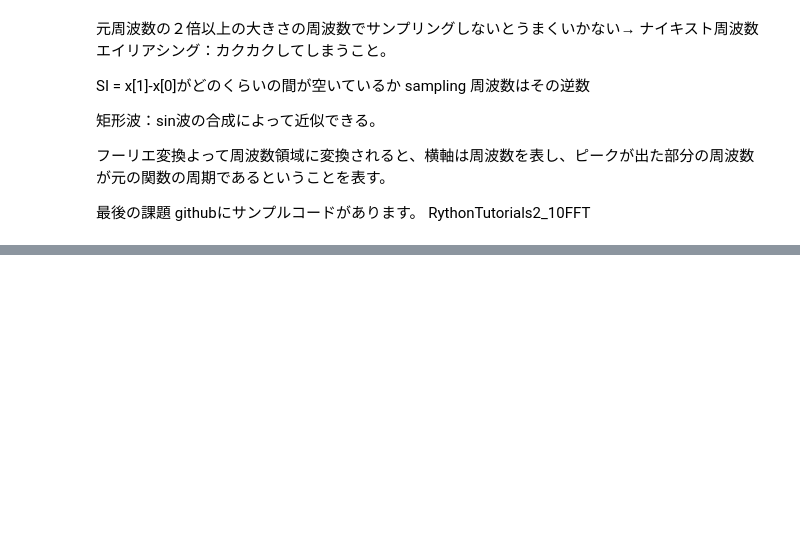
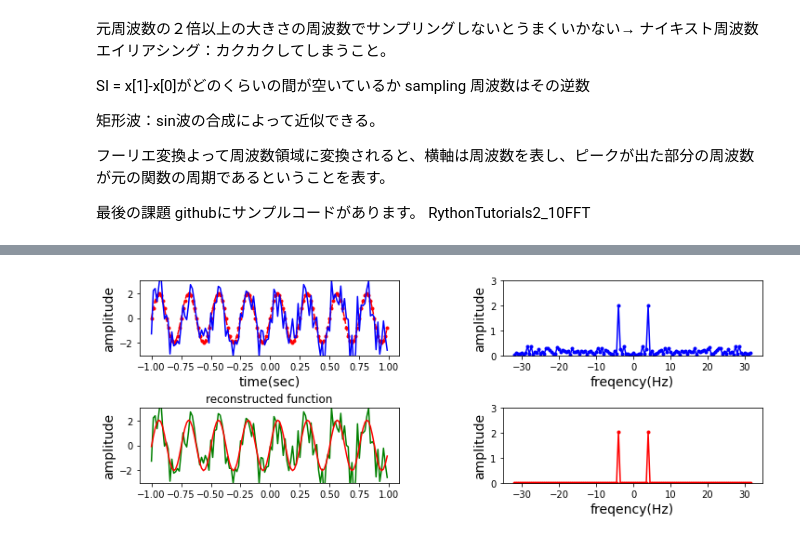
Before and after one commit to Hi-Yone/PythonTask_sanadalab, a Jupyter notebook: pro_task/testcode.ipynb, the cells around one changed output, grey strips where cells are left out. Drawn from its saved outputs; the diff is of its cells as text; code cells hidden in the pictures; blank space fills up the shorter version.

```diff
--- a/pro_task/testcode.ipynb
+++ b/pro_task/testcode.ipynb
@@ -518,3 +518,99 @@ sampling 周波数はその逆数
 最後の課題
 githubにサンプルコードがあります。
 RythonTutorials2_10FFT
+# %%
+import numpy as np
+import matplotlib.pyplot as plt
+
+plt.close("all")
+
+
+# Smpling frequency (Nyquist Freq = sampling_rate/2 [Hz]）
+sampling_freq = 64 # [Hz]
+# sample time [s]
+t = np.arange(-1, 1, 1/sampling_freq)
+N = np.size(t)
+dt = 1/sampling_freq
+
+freq = 4 # Frequency
+amp = 2 # Amplitude
+f1 = amp * np.sin(2*np.pi*freq*t) # Generate signal
+freq = 8 # Frequency
+noise = 1*np.random.randn(N)
+f = f1 + noise
+
+# Conduct Fast Fourier transform
+F = np.fft.fft(f) #
+
+# compute absolute value of FFT
+F_abs = np.abs(F)
+# Adjust the amplitude to original signal wave
+F_abs_amp = F_abs / N * 2 # subtruct by number of data and double the value
+F_abs_amp[0] = F_abs_amp[0] / 2 #DC component must be divided by 2
+shifted_F_abs_amp = np.fft.fftshift(F_abs_amp)
+# generage frequency axis
+freqs = np.fft.fftfreq(N, dt)
+shifte_ferq = np.fft.fftshift(freqs)
+
+
+###########@@@@@@@@@@@
+F2 = np.copy(F) # copy FFT
+# filter in frequency domain
+fc_high = 4.1 # high cutoff frequency
+fc_low = 3.9 # low cutoff frequency
+F2[(np.abs(freqs) > fc_high)] = 0
+F2[(np.abs(freqs) < fc_low)] = 0
+# compute absolute value of FFT
+F2_abs = np.abs(F2)
+# Adjust the amplitude to original signal wave
+F2_abs_amp = F2_abs / N * 2 # subtruct by number of data and double the value
+F2_abs_amp[0] = F2_abs_amp[0] / 2 #DC component must be divided by 2
+shifted_F2_abs_amp = np.fft.fftshift(F2_abs_amp)
+
+##########################
+# show graph
+fig = plt.figure(figsize=(12, 4))
+plt.subplots_adjust(wspace=0.4, hspace=0.7)
+
+##########################
+# plot signal
+ax2 = fig.add_subplot(2,2,1)
+plt.xlabel('time(sec)', fontsize=14)
+plt.ylabel('amplitude', fontsize=14)
+plt.plot(t, f1,'r.--')
+plt.plot(t, f,'b')
+plt.ylim([-3,3])
+
+
+##########################
+# plot amplitude spectrum
+ax2 = fig.add_subplot(2,2,2)
+# plt.plot(freqs, F_abs_amp,'.-')# amplitude spectrum, before fftshift
+plt.plot(shifte_ferq,shifted_F_abs_amp,'b.-')
+plt.xlabel('freqency(Hz)', fontsize=14)
+plt.ylabel('amplitude', fontsize=14)
+plt.ylim([0,3])
+
+
+##########################
+ax2 = fig.add_subplot(2,2,3)
+F_ifft = np.fft.ifft(F) # inverse FFT
+F_ifft_real = F_ifft.real # real
+
+F2_ifft = np.fft.ifft(F2) # inverse FFT
+F2_ifft_real = F2_ifft.real # real
+# F_ifft_real[:10]
+plt.plot(t, F_ifft_real, c="g") # plot inversed data
+plt.plot(t, F2_ifft_real, c="r") # plot inversed data
+plt.ylabel('amplitude', fontsize=14)
+plt.ylim([-3,3])
+plt.title('reconstructed function')
+
+
+##########################
+ax2 = fig.add_subplot(2,2,4)
+plt.plot(shifte_ferq,shifted_F2_abs_amp,'r.-')
+plt.xlabel('freqency(Hz)', fontsize=14)
+plt.ylabel('amplitude', fontsize=14)
+plt.ylim([0,3])
+# %% [output]
@@ -520,0 +618 @@ RythonTutorials2_10FFT
+[figure, added]
```
Also changed, not shown: parts of 5 cells of this notebook, 4 other files.
